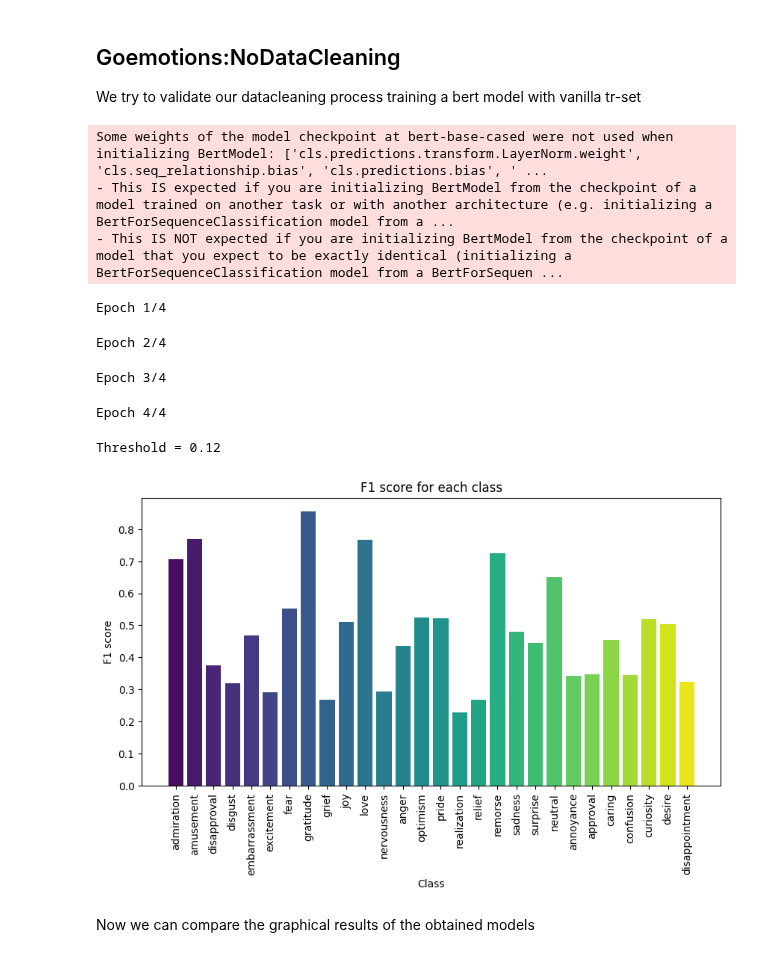
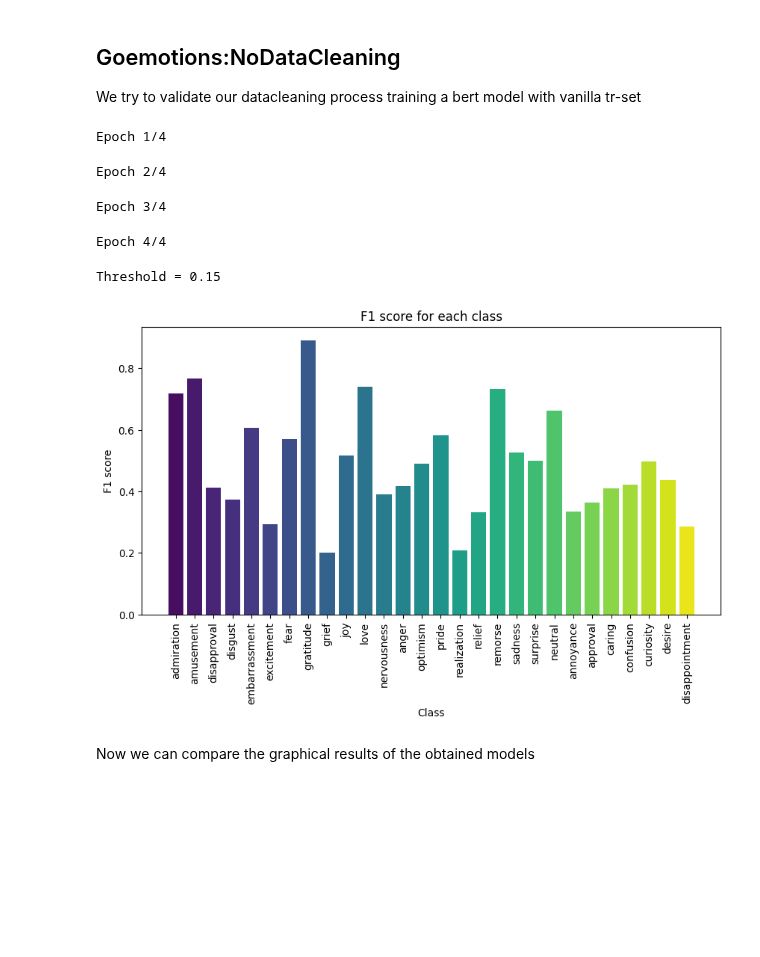
Before and after one commit to Nsivaa/HLT, a Jupyter notebook: Bert_FineTuning_GOEMOTIONS.ipynb, the cells around one changed output. Cells and saved outputs as stored; diff of their text form; code cells hidden in the pictures; blank space fills up the shorter version.

```diff
--- a/Bert_FineTuning_GOEMOTIONS.ipynb
+++ b/Bert_FineTuning_GOEMOTIONS.ipynb
@@ -28,7 +28,7 @@ MODEL_NAME = 'BertCleaned'
 CHECKPOINT_DIR = './checkpoints/' + DATASET_NAME + '/'
 CHECKPOINT_MODEL_FILE = CHECKPOINT_DIR + DATASET_NAME + '_' + MODEL_NAME + '.pth'
 MINIBATCH_SIZE = 16
-EPOCHS = 4
+EPOCHS = 2
 LAMBDA = 0
 LEARNING_RATE = 5e-05
 # Creating the loss function and optimizer
@@ -110,44 +109,42 @@ MODEL_NAME = 'BertUncleaned'
 CHECKPOINT_MODEL_FILE = CHECKPOINT_DIR + DATASET_NAME + '_' + MODEL_NAME + '.pth'
 PARAMS = {'batch_size':MINIBATCH_SIZE,
           'learning_rate':LEARNING_RATE,
           'epochs':EPOCHS,
           'loss_function':loss_function,
           'regularization':LAMBDA,
-          'n_classes':28
+          'n_classes':28,
+          'tokenizer_max_len' :48,
 }
 
 SCORES = {'accuracy': accuracy,
           'jaccard_macro': jaccard,
           'f1_macro': f1,
           'jaccard_samples': jaccard_samples,
           'f1_micro':f1_micro,
           'membership':membership_score}
 
 # creating the model with the same seed as the cleaned version
-seed_val = 14
+seed_val = 2
 random.seed(seed_val)
 torch.manual_seed(seed_val)
 np.random.seed(seed_val)
 torch.cuda.manual_seed_all(seed_val)
 model_uncleaned = Bert(SCORES,
                 PARAMS)
 model_uncleaned.fit(train_df, validation_df=val_df, progress_bar_epoch=True, progress_bar_step=True, checkpoint_path=CHECKPOINT_MODEL_FILE,checkpoint_score="f1_macro",checkpoint_score_maximize=True,shuffle_training=False)
 out_uncleaned = model_uncleaned.predict(val_df)
 target_uncleaned = val_df.iloc[:, 1:].values
 thresh_uncleaned, _ = tune_sigmoid_threshold(target_uncleaned, out_uncleaned, metric_params={'average':'macro', 'zero_division':0}, metric_fun=f1_score)
 print(f"Threshold = {thresh_uncleaned}")
 best_out_uncleaned = (out_uncleaned > thresh_uncleaned).astype(int)
 plot_score_barplot(target_uncleaned, best_out_uncleaned, LABEL_COLS)
 # %% [output]
-Some weights of the model checkpoint at bert-base-cased were not used when initializing BertModel: ['cls.predictions.transform.LayerNorm.weight', 'cls.seq_relationship.bias', 'cls.predictions.bias', ' ...
-- This IS expected if you are initializing BertModel from the checkpoint of a model trained on another task or with another architecture (e.g. initializing a BertForSequenceClassification model from a ...
-- This IS NOT expected if you are initializing BertModel from the checkpoint of a model that you expect to be exactly identical (initializing a BertForSequenceClassification model from a BertForSequen ...
+Epoch 1/4
-Epoch 1/4
+Epoch 2/4
-Epoch 2/4
+Epoch 3/4
-Epoch 3/4
+Epoch 4/4
-Epoch 4/4
+Threshold = 0.15
-Threshold = 0.12
-[figure, old version]
+[figure, new version]
 # %% [markdown]
 Now we can compare the graphical results of the obtained models
 # %%
```
Also changed, not shown: parts of 6 cells of this notebook, 1 other file.
